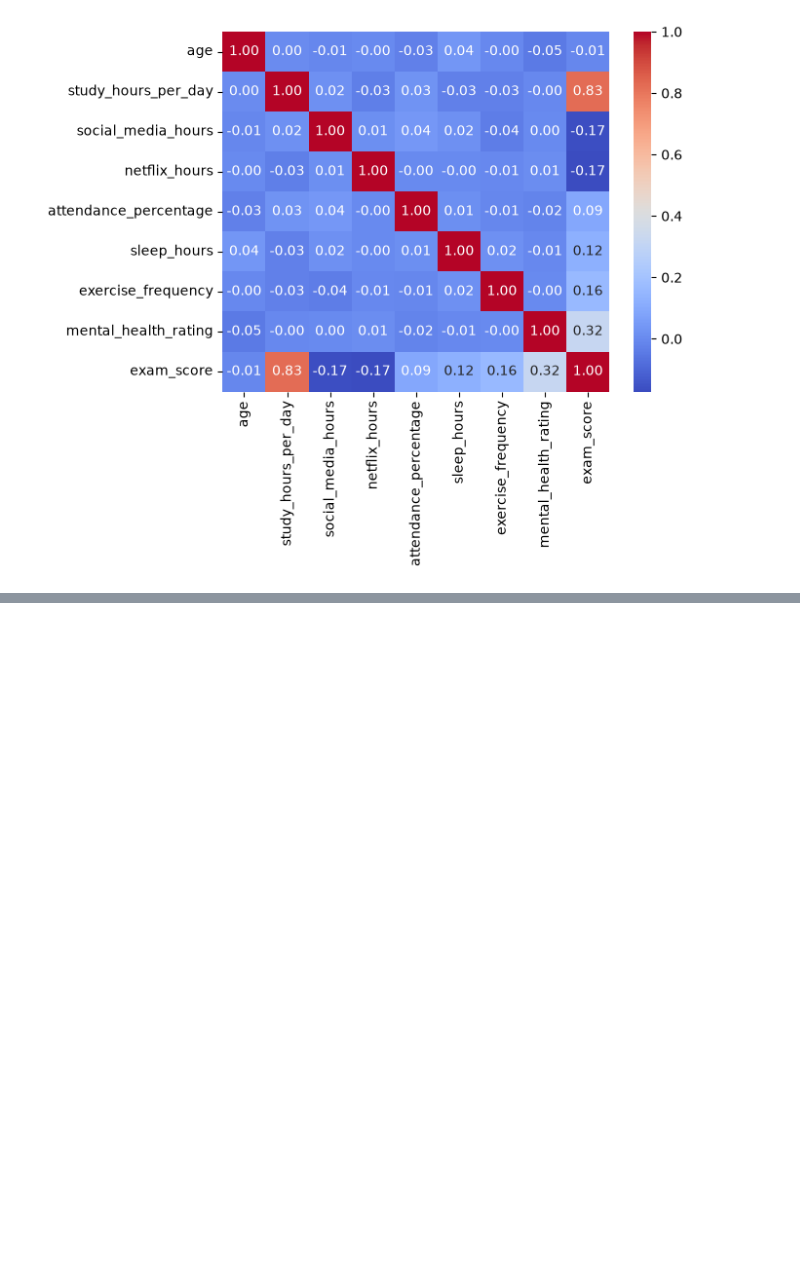
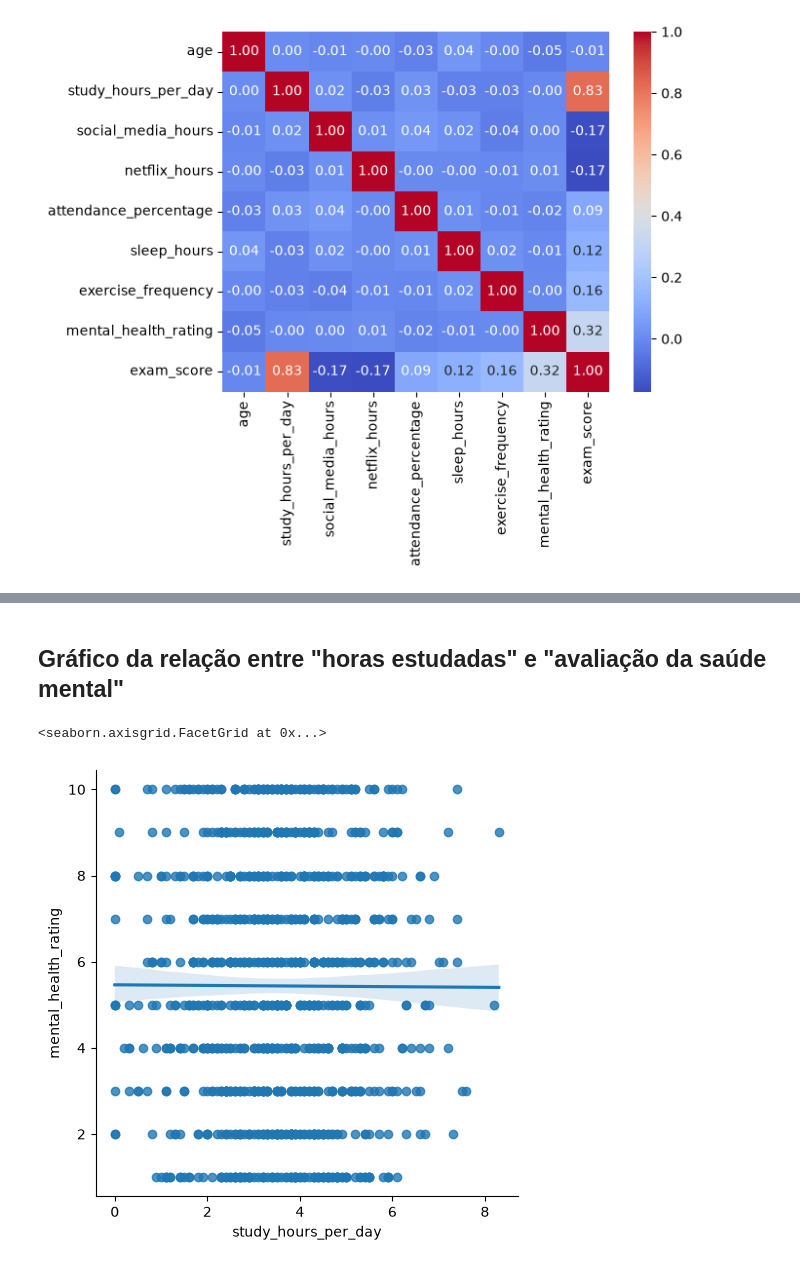
Before and after one commit to emiyu924/Dados-com-IA, a Jupyter notebook: aula06.ipynb, the cells around one changed output, grey strips where cells are left out. Saved outputs shown, nothing was run; the diff lists cells and outputs as text; code cells hidden in the pictures; blank space fills up the shorter version.

```diff
--- a/aula06.ipynb
+++ b/aula06.ipynb
@@ -107,0 +132,7 @@ sns.heatmap(data=df[colunas].corr(),annot=True, cmap="coolwarm", fmt=".2f");
+# %% [markdown]
+## Gráfico da relação entre "horas estudadas" e "avaliação da saúde mental"
+# %%
+sns.lmplot(data=df, x="study_hours_per_day", y="mental_health_rating")
+# %% [output]
+<seaborn.axisgrid.FacetGrid at 0x...>
+[figure, added]
```
Also changed, not shown: parts of 9 cells of this notebook, 2 other files.
